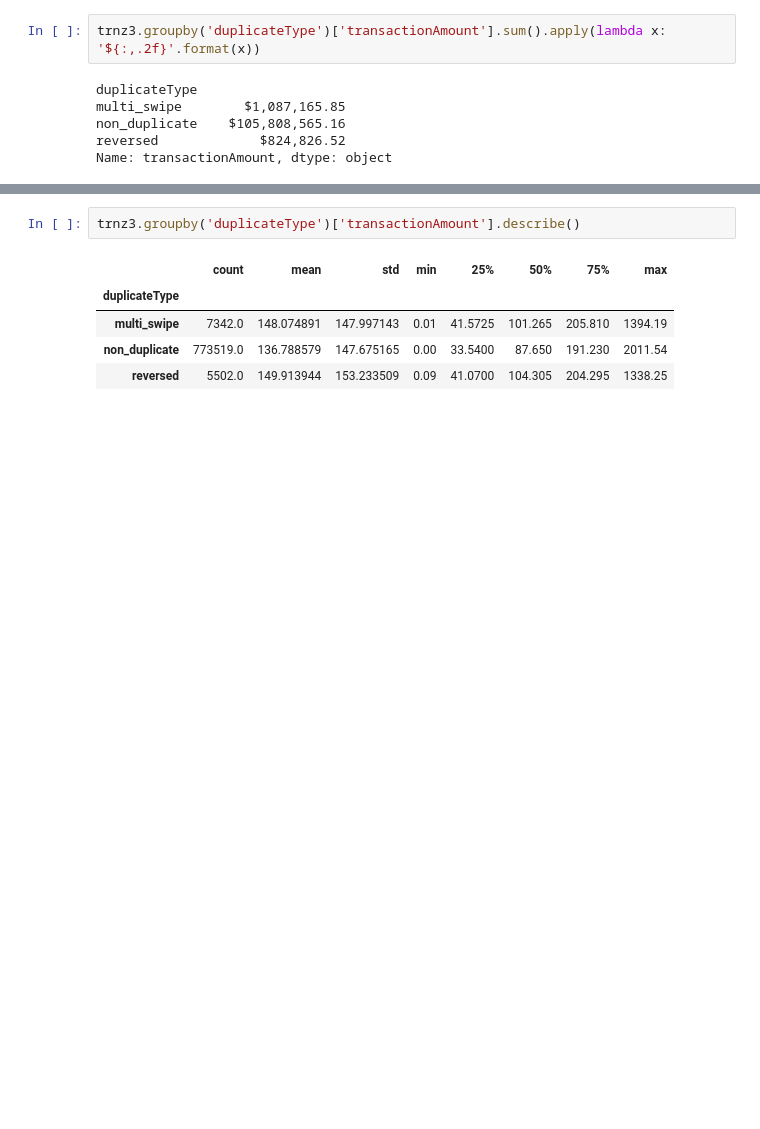
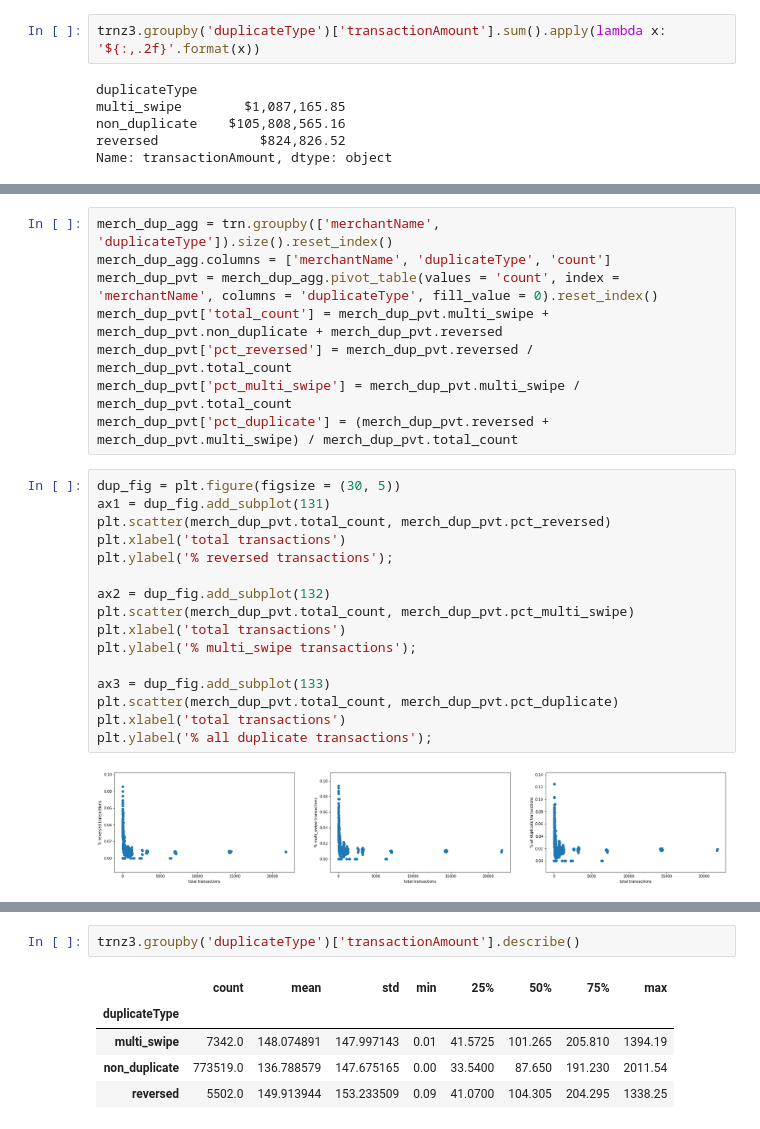
Before and after one commit to shanomax/DS, a Jupyter notebook: CapitalOne_DataScienceChallenge_ShaneCampbell.ipynb, the cells around one changed output, grey strips where cells are left out. Cells and saved outputs as stored; diff of their text form; blank space fills up the shorter version.

```diff
--- a/CapitalOne_DataScienceChallenge_ShaneCampbell.ipynb
+++ b/CapitalOne_DataScienceChallenge_ShaneCampbell.ipynb
@@ -419,0 +511,26 @@ duplicateType x transactionAmount
+# %%
+merch_dup_agg = trn.groupby(['merchantName', 'duplicateType']).size().reset_index()
+merch_dup_agg.columns = ['merchantName', 'duplicateType', 'count']
+merch_dup_pvt = merch_dup_agg.pivot_table(values = 'count', index = 'merchantName', columns = 'duplicateType', fill_value = 0).reset_index()
+merch_dup_pvt['total_count'] = merch_dup_pvt.multi_swipe + merch_dup_pvt.non_duplicate + merch_dup_pvt.reversed
+merch_dup_pvt['pct_reversed'] = merch_dup_pvt.reversed / merch_dup_pvt.total_count
+merch_dup_pvt['pct_multi_swipe'] = merch_dup_pvt.multi_swipe / merch_dup_pvt.total_count
+merch_dup_pvt['pct_duplicate'] = (merch_dup_pvt.reversed + merch_dup_pvt.multi_swipe) / merch_dup_pvt.total_count
+# %%
+dup_fig = plt.figure(figsize = (30, 5))
+ax1 = dup_fig.add_subplot(131)
+plt.scatter(merch_dup_pvt.total_count, merch_dup_pvt.pct_reversed)
+plt.xlabel('total transactions')
+plt.ylabel('% reversed transactions');
+
+ax2 = dup_fig.add_subplot(132)
+plt.scatter(merch_dup_pvt.total_count, merch_dup_pvt.pct_multi_swipe)
+plt.xlabel('total transactions')
+plt.ylabel('% multi_swipe transactions');
+
+ax3 = dup_fig.add_subplot(133)
+plt.scatter(merch_dup_pvt.total_count, merch_dup_pvt.pct_duplicate)
+plt.xlabel('total transactions')
+plt.ylabel('% all duplicate transactions');
+# %% [output]
+[figure, added]
```
Also changed, not shown: parts of 60 cells of this notebook.
